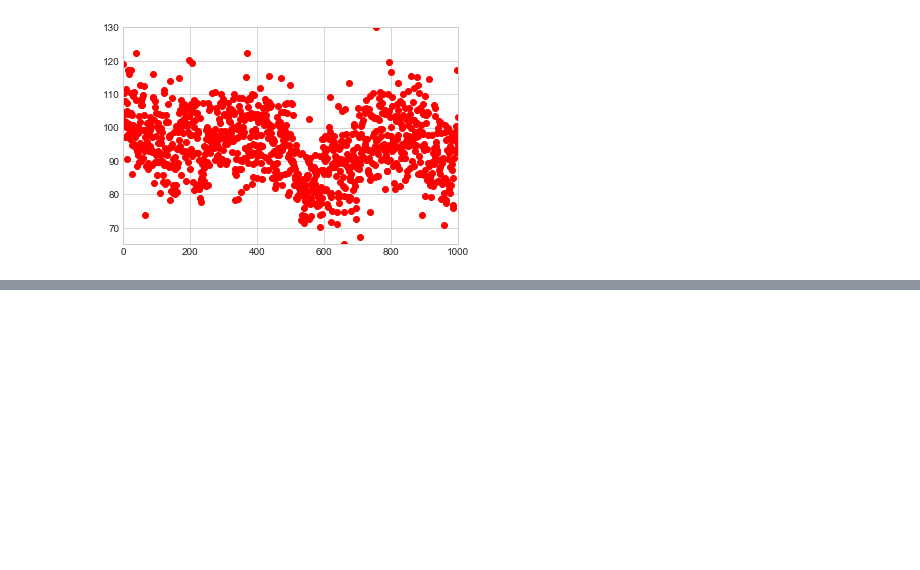
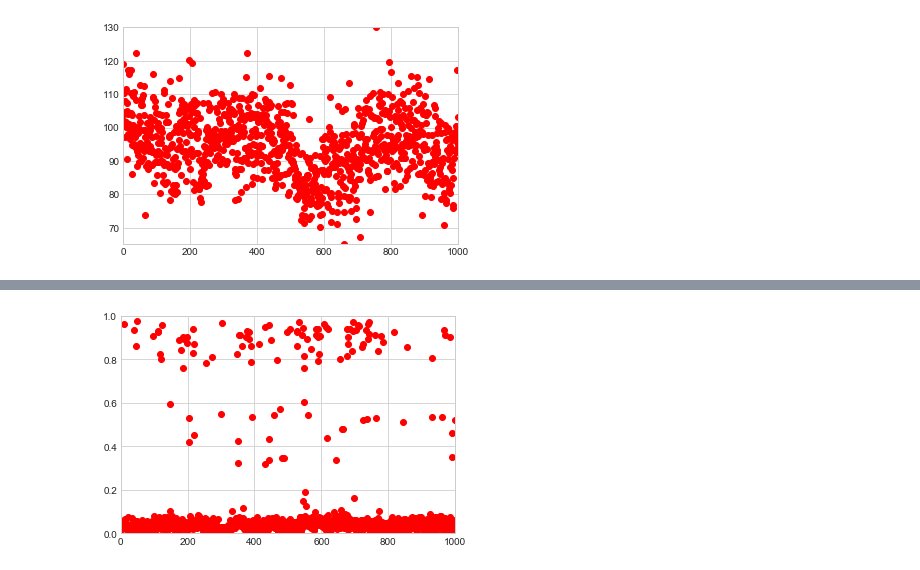
Before and after one commit to DerienFe/Coupling_from_tresp, a Jupyter notebook: view_data.ipynb, the cells around one changed output, grey strips where cells are left out. Saved outputs shown, nothing was run; the diff lists cells and outputs as text; code cells hidden in the pictures; blank space fills up the shorter version.

```diff
--- a/view_data.ipynb
+++ b/view_data.ipynb
@@ -130,0 +162,26 @@ plt.show()
+# %%
+def plot_contribution(vector,name1,name2):
+    if name1 == "LUT620":
+        a = 0
+    elif name1 == "CLA610":
+        a = 1
+    elif name1 == "CLA611":
+        a = 2
+    elif name1 == "CLA612":
+        a = 3
+    if name2 == "LUT620":
+        b = 0
+    elif name2 == "CLA610":
+        b = 1
+    elif name2 == "CLA611":
+        b = 2
+    elif name2 == "CLA612":
+        b = 3
+    plt.plot(np.arange(0,1000), abs(vector[:,a,b]), 'ro')
+    plt.axis([0, 1000, 0, 1])
+    plt.show()
+    return
+# %%
+plot_contribution(vectors, "LUT620", "CLA612")
+# %% [output]
+[figure, added]
```
Also changed, not shown: parts of 13 cells of this notebook, 3 other files.
